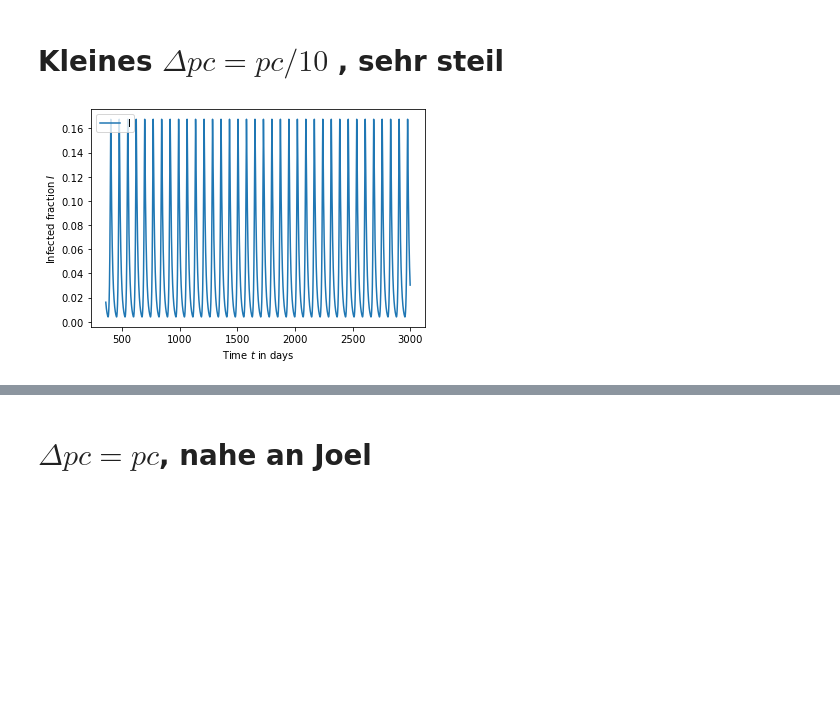
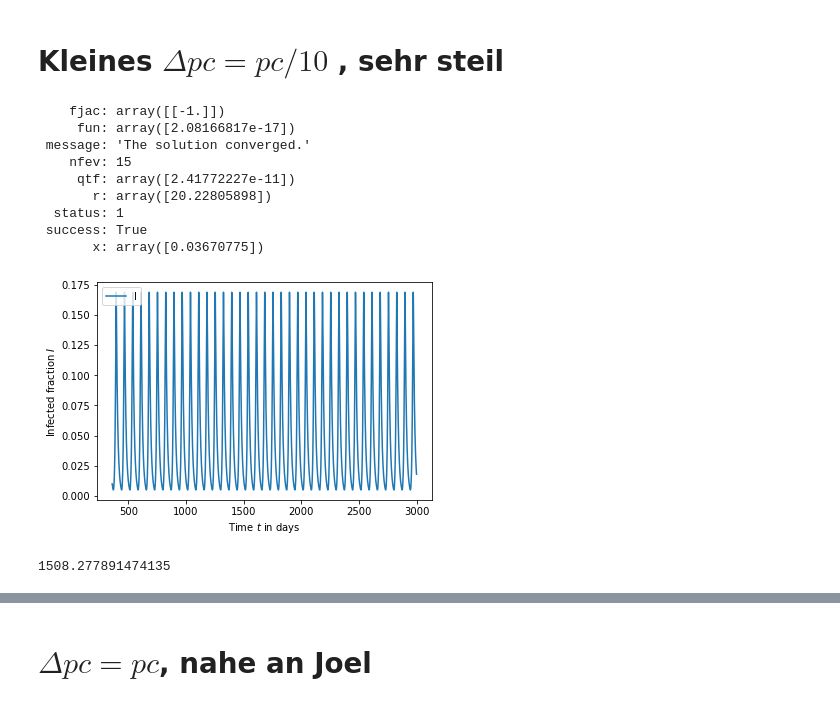
Before and after one commit to simonblaue/Epidemics_SRI_model, a Jupyter notebook: Many_Peaks.ipynb, the cells around one changed output, grey strips where cells are left out. Cells and saved outputs as stored; diff of their text form; code cells hidden in the pictures; blank space fills up the shorter version.

```diff
--- a/Many_Peaks.ipynb
+++ b/Many_Peaks.ipynb
@@ -5,7 +5,7 @@ import ModelLib
 # %%
 T_min = 360
 T_max = 3000
-p_cap = 0.06
+p_cap = 0.07
 y0=[0.99,0.01,0,0,0]
 # %% [markdown]
 # Joels Model
@@ -25,11 +28,23 @@ t, state  = ModelLib.plots.PlotTrajectoryAndFix(model, model.MemoryIncrement, T_
 # %%
 model = ModelLib.SIRModels(p_cap=p_cap)
 model.delta_pcap = model.p_cap/10
 model.s = 0
 model.Fix = model.FindFixpointDifferentP(model.DifferentPIncrementForStability)
 t,state = ModelLib.plots.PlotSRITime(model, model.DifferentPIncrement, y0=y0,T_min=T_min,T_max=T_max)#, save="Plots/Our_step_many_peaks")
+I = state[1,:]
+print(I.sum())
 # %% [output]
+    fjac: array([[-1.]])
+     fun: array([2.08166817e-17])
+ message: 'The solution converged.'
+    nfev: 15
+     qtf: array([2.41772227e-11])
+       r: array([20.22805898])
+  status: 1
+ success: True
+       x: array([0.03670775])
-[figure, old version]
+[figure, new version]
+1508.277891474135
 # %%
 t, state  = ModelLib.plots.PlotTrajectoryAndFix(model, model.DifferentPIncrement, T_min=T_min, T_max=T_max)#, save="Plots/Our_step_many_peaksS|I")
 # %% [output]
```
Also changed, not shown: parts of 8 cells of this notebook, 13 other files.
